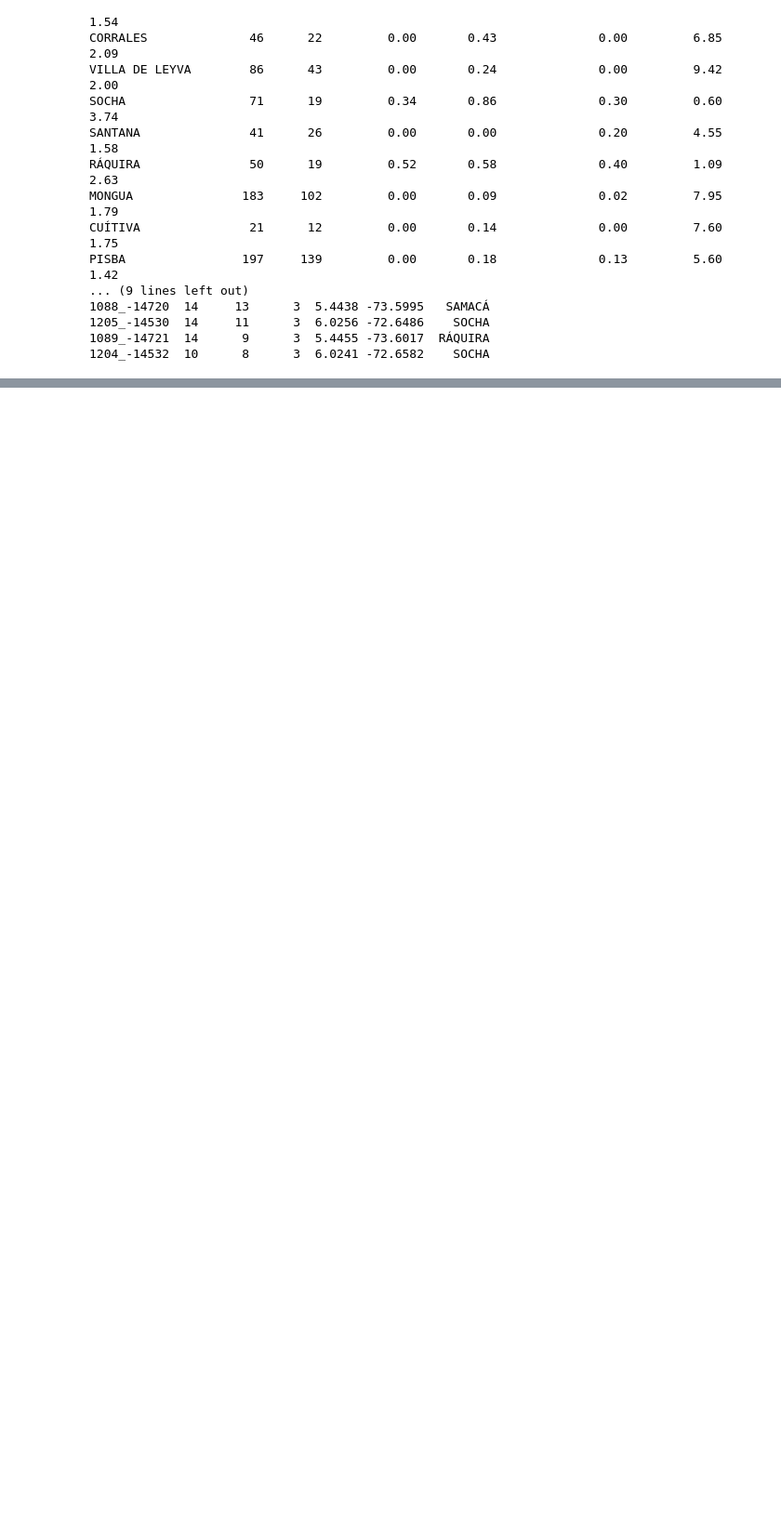
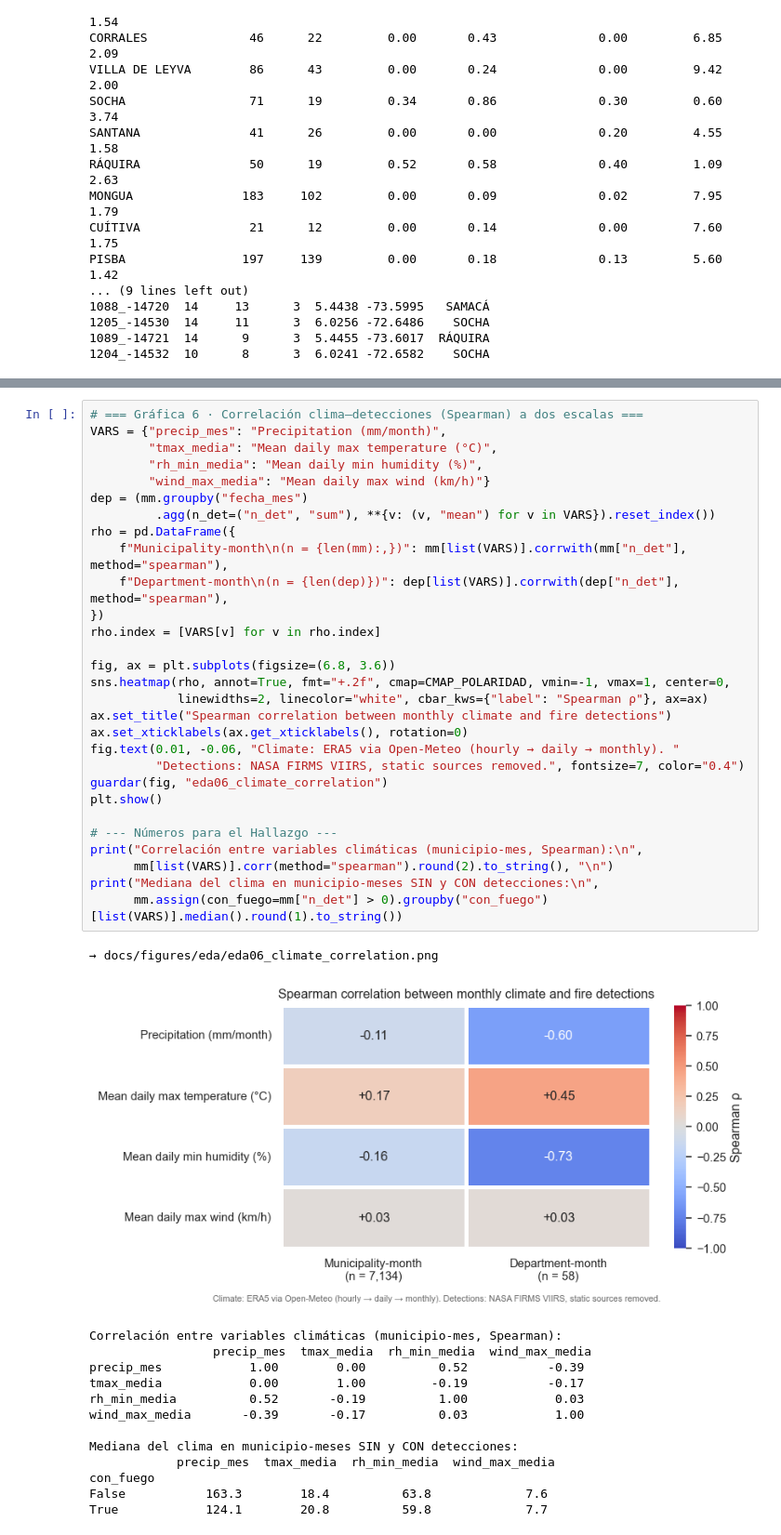
Before and after one commit to xulianing/firewatch-boyaca, a Jupyter notebook: notebooks/01_eda.ipynb, the cells around one changed output, grey strips where cells are left out. Shown at 93% size. Saved outputs shown, nothing was run; the diff lists cells and outputs as text; blank space fills up the shorter version.

```diff
--- a/notebooks/01_eda.ipynb
+++ b/notebooks/01_eda.ipynb
@@ -448,0 +519,44 @@ PISBA                197     139         0.00       0.18              0.13
+# %%
+# === Gráfica 6 · Correlación clima–detecciones (Spearman) a dos escalas ===
+VARS = {"precip_mes": "Precipitation (mm/month)",
+        "tmax_media": "Mean daily max temperature (°C)",
+        "rh_min_media": "Mean daily min humidity (%)",
+        "wind_max_media": "Mean daily max wind (km/h)"}
+dep = (mm.groupby("fecha_mes")
+         .agg(n_det=("n_det", "sum"), **{v: (v, "mean") for v in VARS}).reset_index())
+rho = pd.DataFrame({
+    f"Municipality-month\n(n = {len(mm):,})": mm[list(VARS)].corrwith(mm["n_det"], method="spearman"),
+    f"Department-month\n(n = {len(dep)})": dep[list(VARS)].corrwith(dep["n_det"], method="spearman"),
+})
+rho.index = [VARS[v] for v in rho.index]
+
+fig, ax = plt.subplots(figsize=(6.8, 3.6))
+sns.heatmap(rho, annot=True, fmt="+.2f", cmap=CMAP_POLARIDAD, vmin=-1, vmax=1, center=0,
+            linewidths=2, linecolor="white", cbar_kws={"label": "Spearman ρ"}, ax=ax)
+ax.set_title("Spearman correlation between monthly climate and fire detections")
+ax.set_xticklabels(ax.get_xticklabels(), rotation=0)
+fig.text(0.01, -0.06, "Climate: ERA5 via Open-Meteo (hourly → daily → monthly). "
+         "Detections: NASA FIRMS VIIRS, static sources removed.", fontsize=7, color="0.4")
+guardar(fig, "eda06_climate_correlation")
+plt.show()
+
+# --- Números para el Hallazgo ---
+print("Correlación entre variables climáticas (municipio-mes, Spearman):\n",
+      mm[list(VARS)].corr(method="spearman").round(2).to_string(), "\n")
+print("Mediana del clima en municipio-meses SIN y CON detecciones:\n",
+      mm.assign(con_fuego=mm["n_det"] > 0).groupby("con_fuego")[list(VARS)].median().round(1).to_string())
+# %% [output]
+→ docs/figures/eda/eda06_climate_correlation.png
+[figure, added]
+Correlación entre variables climáticas (municipio-mes, Spearman):
+                 precip_mes  tmax_media  rh_min_media  wind_max_media
+precip_mes            1.00        0.00          0.52           -0.39
+tmax_media            0.00        1.00         -0.19           -0.17
+rh_min_media          0.52       -0.19          1.00            0.03
+wind_max_media       -0.39       -0.17          0.03            1.00
+
+Mediana del clima en municipio-meses SIN y CON detecciones:
+            precip_mes  tmax_media  rh_min_media  wind_max_media
+con_fuego
+False           163.3        18.4          63.8             7.6
+True            124.1        20.8          59.8             7.7
```
Also changed, not shown: parts of 28 cells of this notebook, 6 other files.
